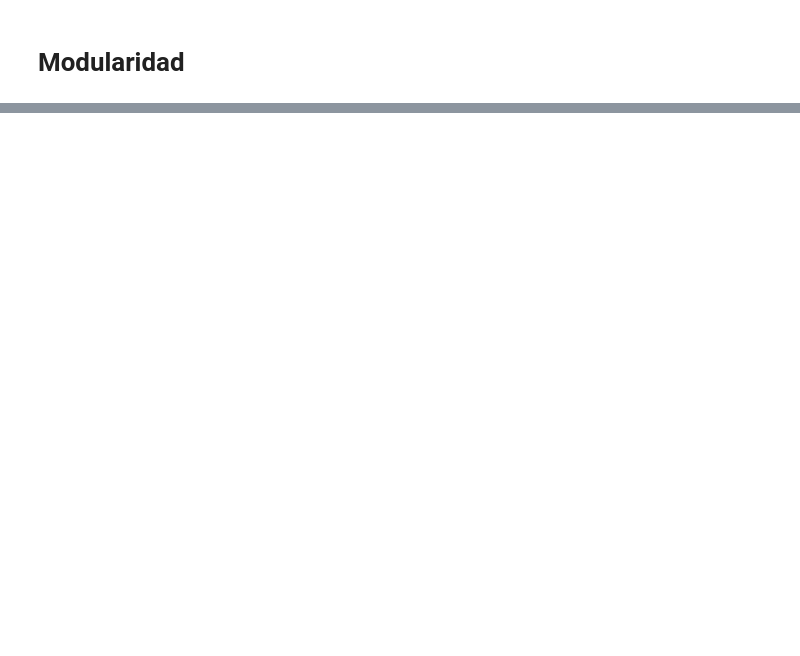
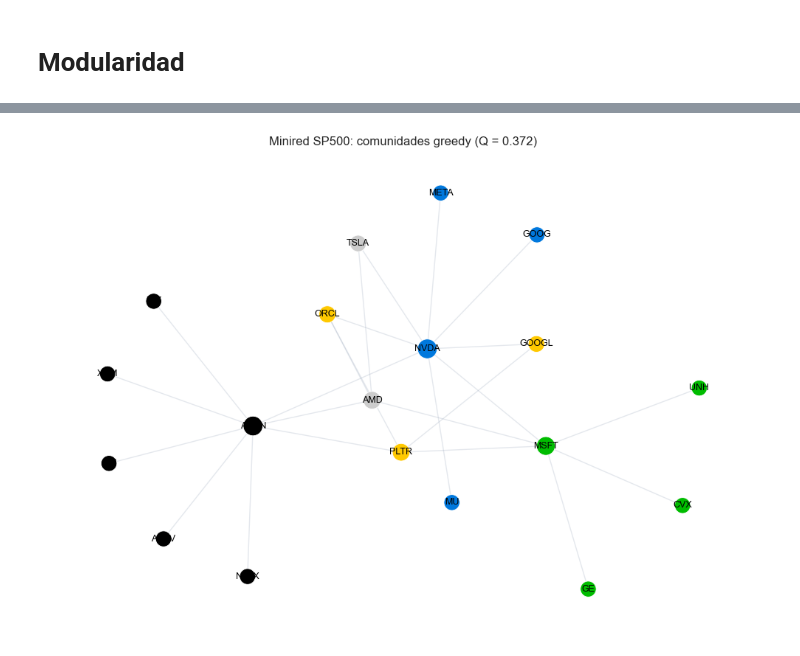
Before and after one commit to heritaco/LDS1121-Complex-Networks, a Jupyter notebook: notebooks/16 Modularidad/03 SP500.ipynb, the cells around one changed output, grey strips where cells are left out. Cells and saved outputs as stored; diff of their text form; code cells hidden in the pictures; blank space fills up the shorter version.

```diff
--- a/notebooks/16 Modularidad/03 SP500.ipynb
+++ b/notebooks/16 Modularidad/03 SP500.ipynb
@@ -62,0 +346,17 @@ G_real = G_full.subgraph(components[0]).copy()
+# %%
+labels = get_display_labels(G_real)
+pos_sp = nx.kamada_kawai_layout(G_real)
+
+resumen_red = pd.DataFrame(
+    [
+        {
+            "nodos": G_real.number_of_nodes(),
+            "aristas": G_real.number_of_edges(),
+            "densidad": nx.density(G_real),
+            "grado_medio": np.mean([grado for _, grado in G_real.degree()]),
+            "es_conexa": nx.is_connected(G_real),
+        }
+    ]
+).round(4)
+
+display(resumen_red)
@@ -62,0 +370,10 @@ G_real = G_full.subgraph(components[0]).copy()
+# %%
+comunidades_greedy = sorted(list(greedy_modularity_communities(G_real)), key=len, reverse=True)
+modularidad_greedy = nx.algorithms.community.modularity(G_real, comunidades_greedy)
+resumen_greedy = partition_summary(G_real, comunidades_greedy, labels)
+aristas_puente_greedy = bridge_edges_table(G_real, comunidades_greedy, labels, top_n=12)
+
+print(f"Comunidades detectadas: {len(comunidades_greedy)}")
+print(f"Modularidad greedy: {modularidad_greedy:.4f}")
+display(resumen_greedy)
+display(aristas_puente_greedy)
@@ -62,0 +400,14 @@ G_real = G_full.subgraph(components[0]).copy()
+# %%
+fig, ax = plt.subplots(figsize=(10, 7))
+draw_partition(
+    ax,
+    G_real,
+    comunidades_greedy,
+    labels,
+    title=f"Minired SP500: comunidades greedy (Q = {modularidad_greedy:.3f})",
+    pos=pos_sp,
+)
+plt.tight_layout()
+plt.show()
+# %% [output]
+[figure, added]
```
Also changed, not shown: parts of 12 cells of this notebook, 5 other files.
